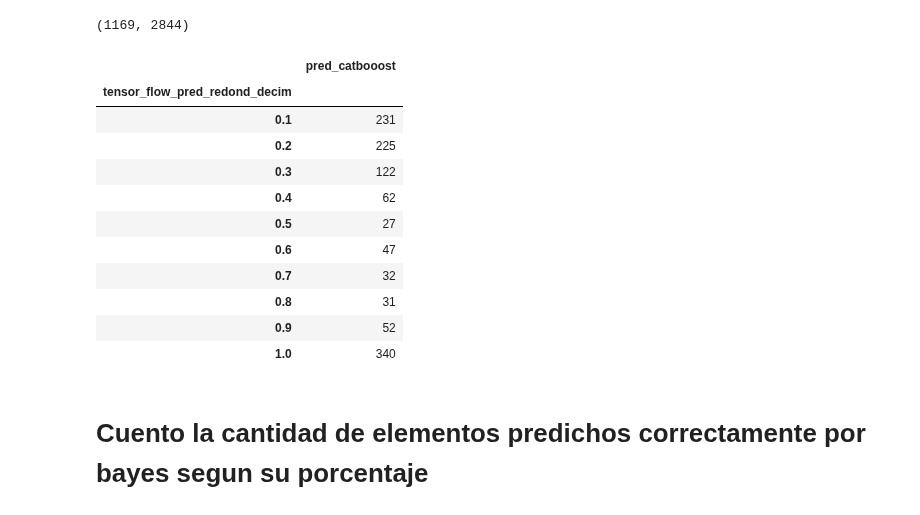
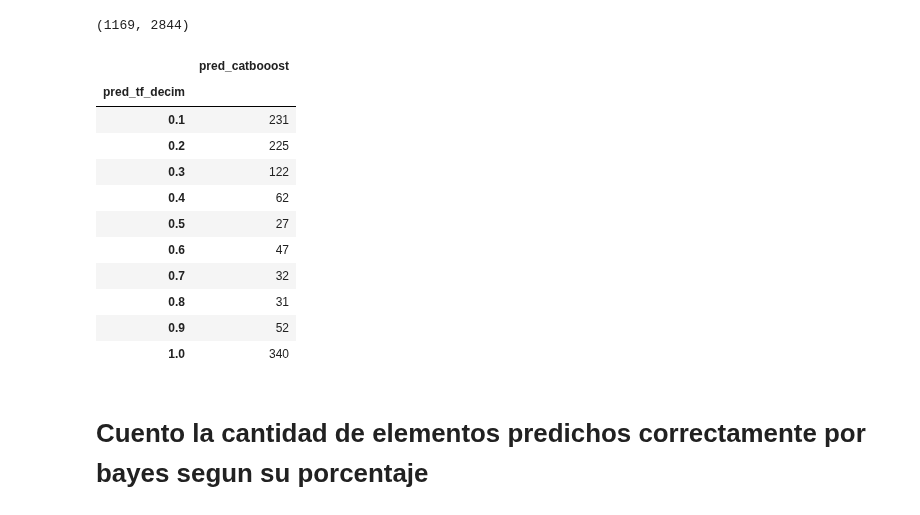
Before and after one commit to andi-carretero/TP2_Datos, a Jupyter notebook: limpieza_post_tensor_flow.ipynb, the cells around one changed output. Cells and saved outputs as stored; diff of their text form; code cells hidden in the pictures.

```diff
--- a/limpieza_post_tensor_flow.ipynb
+++ b/limpieza_post_tensor_flow.ipynb
@@ -31,4 +27,4 @@ def redond(x):
         result=1
     return(result)
 # %%
-sample.target = sample.target.apply(lambda x: redond(x))
+train_df['pred_tf_redond'] = train_df['tensor_flow_pred'].apply(lambda x: redond(x))
@@ -43,7 +35,5 @@ sample.to_csv('pred_luke.csv', index=False)
 # %% [markdown]
 # Veo la distribucion de valores mal predichos
-# %%
-train_df['tensor_flow_pred_redond'] = train_df['tensor_flow_pred'].apply(lambda x: redond(x))
 # %%
 def redond_decim(x):
     result=1
@@ -67,7 +57,7 @@ def redond_decim(x):
         result=0.9
     return(result)
 # %%
-train_df['tensor_flow_pred_redond_decim'] = train_df['tensor_flow_pred'].apply(lambda x: redond_decim(x))
+train_df['pred_tf_decim'] = train_df['tensor_flow_pred'].apply(lambda x: redond_decim(x))
 # %% [markdown]
 # Cuento la cantidad de elementos predichos correctamente por TF segun su porcentaje
 # %%
@@ -99,11 +89,11 @@ valores_mal_predichos_catboost.shape
 # %% [output]
 (1169, 2844)
 # %%
-dis_cb = valores_mal_predichos_catboost.groupby('tensor_flow_pred_redond_decim').agg({'pred_catbooost':'count'})
+dis_cb = valores_mal_predichos_catboost.groupby('pred_tf_decim').agg({'pred_catbooost':'count'})
 dis_cb
 # %% [output]
 |  | pred_catbooost |
-| tensor_flow_pred_redond_decim |  |
+| pred_tf_decim |  |
 | 0.1 | 231 |
 | 0.2 | 225 |
 | 0.3 | 122 |
```
Also changed, not shown: parts of 22 cells of this notebook.
